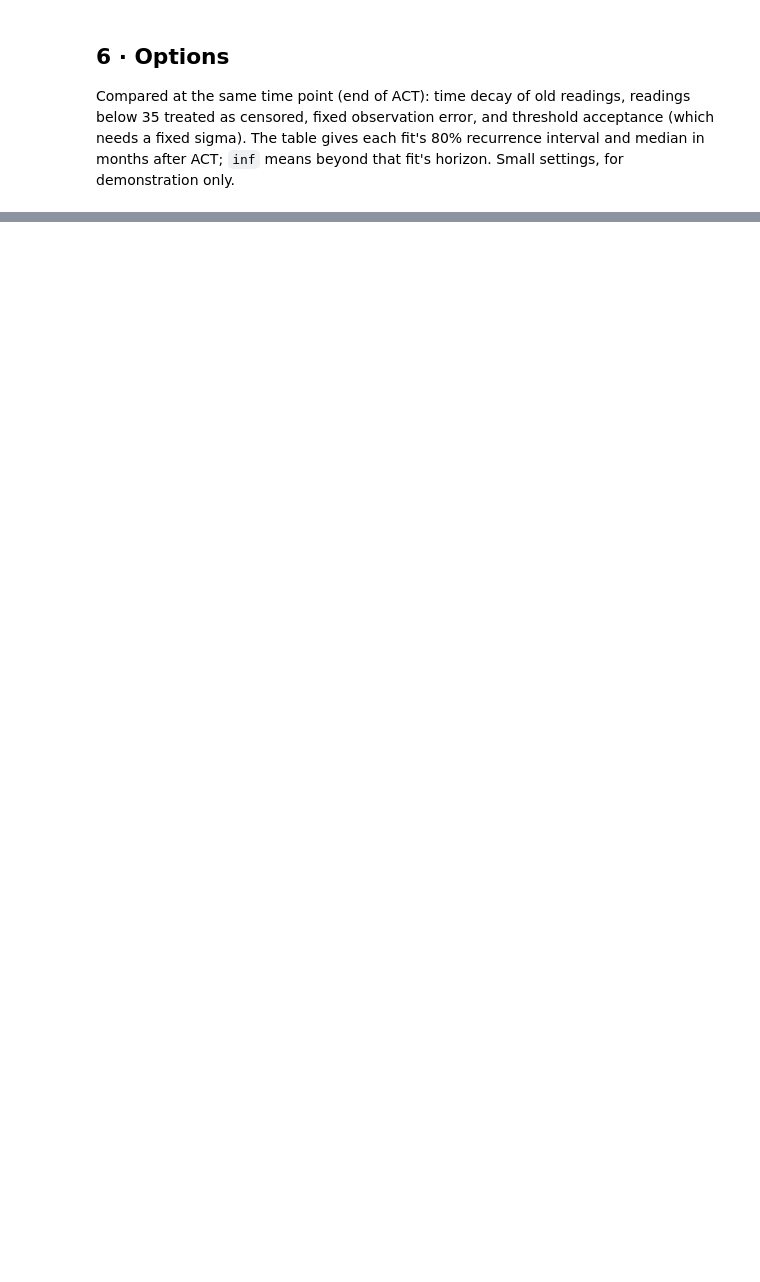
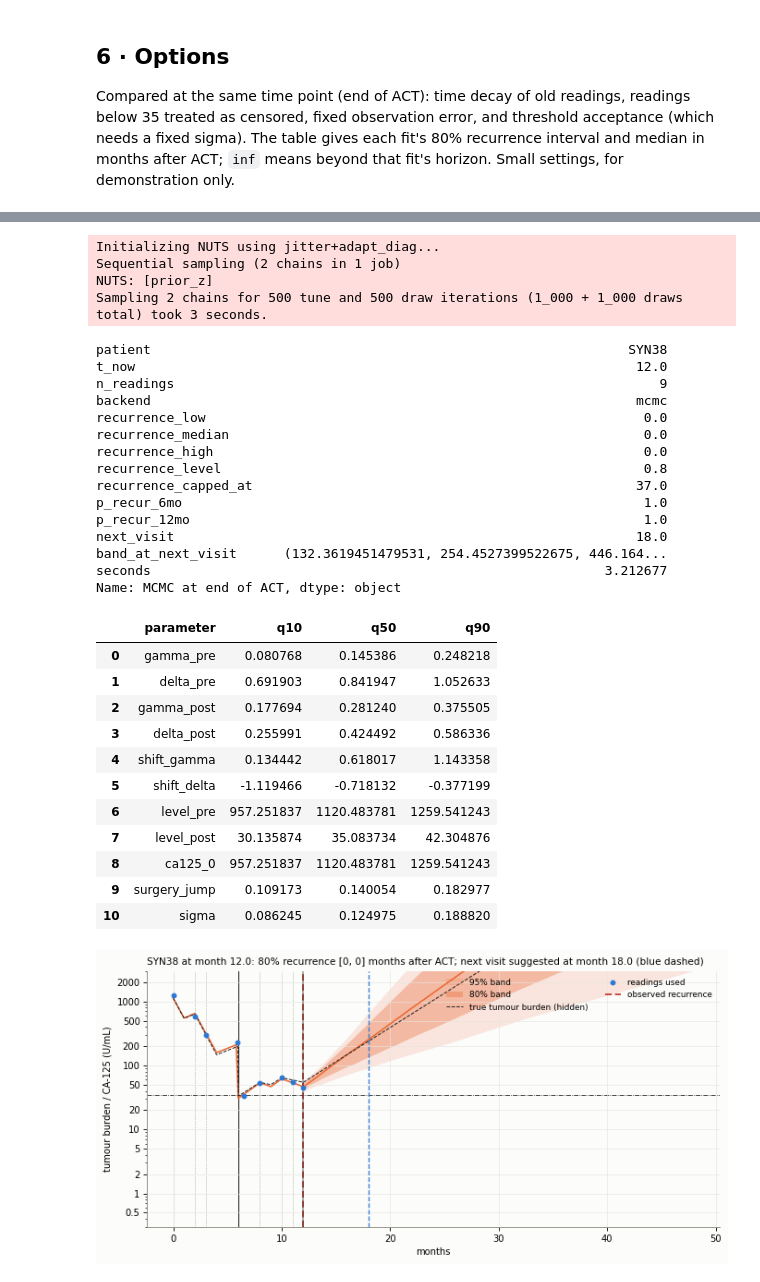
Before and after one commit to YunliQi/IMOWorkshop2026_Uncertainty, a Jupyter notebook: tool_demo.ipynb, the cells around one changed output, grey strips where cells are left out. Drawn from its saved outputs; the diff is of its cells as text; code cells hidden in the pictures; blank space fills up the shorter version.

Commit message:
add mcmc backend

```diff
--- a/tool_demo.ipynb
+++ b/tool_demo.ipynb
@@ -341,0 +347,45 @@ display(pd.DataFrame(rows).set_index("setting").round(2))
+# %%
+mcmc_profile = deepcopy(profile)
+mcmc_profile["backend"] = "mcmc"
+# ABC settings are unused by MCMC; reset them to avoid an unused-settings warning.
+mcmc_profile["abc"] = default_profile()["abc"]
+mcmc_profile["mcmc"].update(draws=500, tune=500, chains=2, cores=1, target_accept=0.9)
+mcmc_forecaster = Forecaster(mcmc_profile)
+mcmc_snap = mcmc_forecaster.fit(observed, t_now=end_act)
+display(pd.Series(mcmc_snap.report(), name="MCMC at end of ACT"))
+display(mcmc_snap.summary())
+mcmc_snap.plot()
+plt.show()
+# %% [output]
+Initializing NUTS using jitter+adapt_diag...
+Sequential sampling (2 chains in 1 job)
+NUTS: [prior_z]
+Sampling 2 chains for 500 tune and 500 draw iterations (1_000 + 1_000 draws total) took 3 seconds.
+patient                                                             SYN38
+t_now                                                                12.0
+n_readings                                                              9
+backend                                                              mcmc
+recurrence_low                                                        0.0
+recurrence_median                                                     0.0
+recurrence_high                                                       0.0
+recurrence_level                                                      0.8
+recurrence_capped_at                                                 37.0
+p_recur_6mo                                                           1.0
+p_recur_12mo                                                          1.0
+next_visit                                                           18.0
+band_at_next_visit      (132.3619451479531, 254.4527399522675, 446.164...
+seconds                                                          3.212677
+Name: MCMC at end of ACT, dtype: object
+|  | parameter | q10 | q50 | q90 |
+| 0 | gamma_pre | 0.080768 | 0.145386 | 0.248218 |
+| 1 | delta_pre | 0.691903 | 0.841947 | 1.052633 |
+| 2 | gamma_post | 0.177694 | 0.281240 | 0.375505 |
+| 3 | delta_post | 0.255991 | 0.424492 | 0.586336 |
+| 4 | shift_gamma | 0.134442 | 0.618017 | 1.143358 |
+| 5 | shift_delta | -1.119466 | -0.718132 | -0.377199 |
+| 6 | level_pre | 957.251837 | 1120.483781 | 1259.541243 |
+| 7 | level_post | 30.135874 | 35.083734 | 42.304876 |
+| 8 | ca125_0 | 957.251837 | 1120.483781 | 1259.541243 |
+| 9 | surgery_jump | 0.109173 | 0.140054 | 0.182977 |
+| 10 | sigma | 0.086245 | 0.124975 | 0.188820 |
+[figure, added]
```
Also changed, not shown: parts of 17 cells of this notebook, 7 other files.
